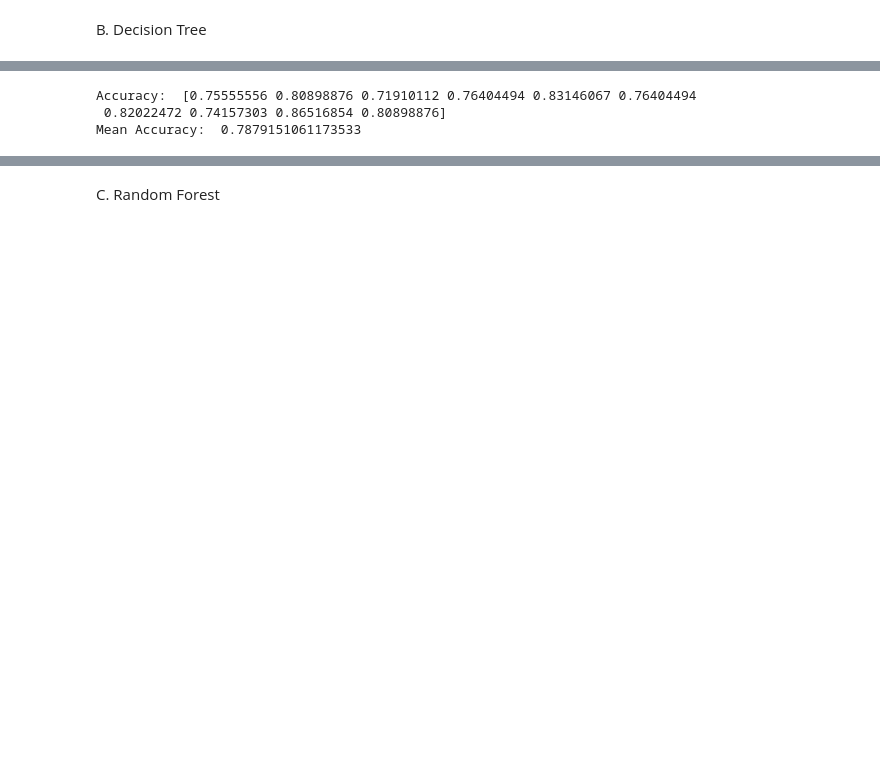
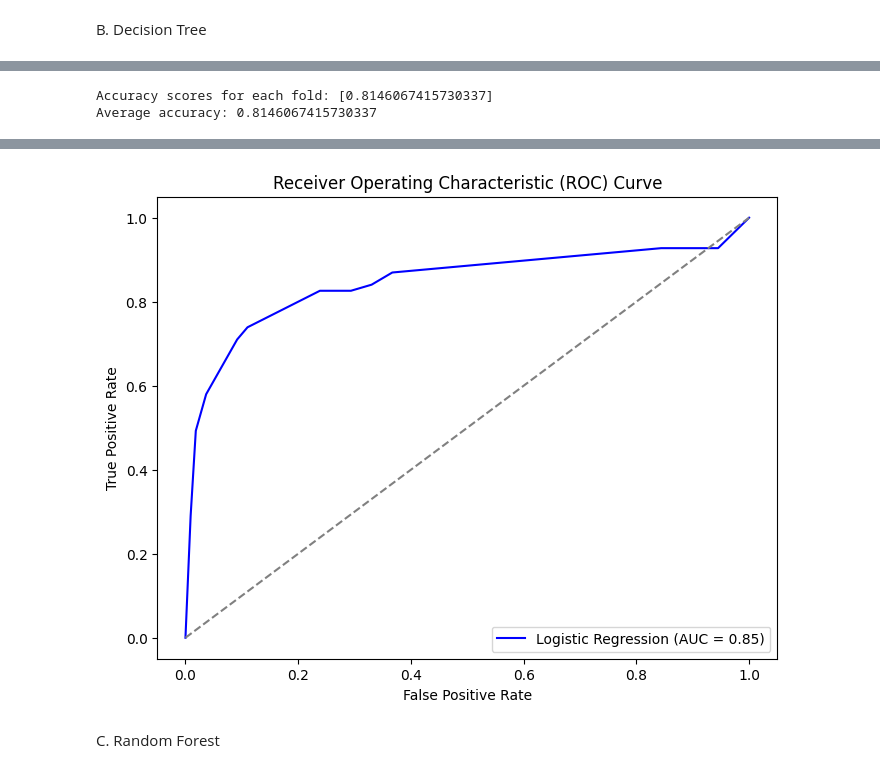
Before and after one commit to AkaniHelga/Classifying-Who-Survived-The-Titanic-Shipwreck-Or-Didn-t, a Jupyter notebook: train.ipynb, the cells around one changed output, grey strips where cells are left out. Drawn from its saved outputs; the diff is of its cells as text; code cells hidden in the pictures; blank space fills up the shorter version.

Commit message:
ensemble models

```diff
--- a/train.ipynb
+++ b/train.ipynb
@@ -620,11 +640,56 @@ weighted avg       0.78      0.78      0.78       179
 # %%
-# Perform cross-validation and get predictions
-cross_val = cross_val_predict(clf, X, y, cv=10)
-# Evaluate the model
-cross_accuracy = cross_val_score(clf, X, y, cv=10, scoring='accuracy')
-print("Accuracy: ", cross_accuracy)
-print("Mean Accuracy: ", cross_accuracy.mean())
+# # Perform cross-validation and get predictions
+# cross_val = cross_val_predict(clf, X, y, cv=10)
+# # Evaluate the model
+# cross_accuracy = cross_val_score(clf, X, y, cv=10, scoring='accuracy')
+# print("Accuracy: ", cross_accuracy)
+# print("Mean Accuracy: ", cross_accuracy.mean())
-# %% [output]
-Accuracy:  [0.75555556 0.80898876 0.71910112 0.76404494 0.83146067 0.76404494
- 0.82022472 0.74157303 0.86516854 0.80898876]
-Mean Accuracy:  0.7879151061173533
+# %%
+#KFold Crossvalidation(CV)
+
+# initialize kfold
+skf = StratifiedKFold(n_splits=5, shuffle=True, random_state=42)
+
+# perform KFold CV
+accuracies = []             # store accuracy scores for each fold
+for train_index, test_index in skf.split(X, y):
+    # Split data into training and test sets
+    X_train, X_test = X.iloc[train_index], X.iloc[test_index]   # iloc indexes and slices numoy arrays for splitting based on indices returned by the SKF method
+    y_train, y_test = y[train_index], y[test_index]
+
+# Train the model
+clf.fit(X_train, y_train)
+
+# Make predictions
+y_pred = clf.predict(X_test)
+
+# Calculate accuracy for this fold
+accuracy = accuracy_score(y_test, y_pred)
+accuracies.append(accuracy)
+
+# Print out accuracy scores for each fold
+print(f"Accuracy scores for each fold: {accuracies}")
+
+# Print the average accuracy across all folds
+print(f"Average accuracy: {sum(accuracies)/len(accuracies)}")
+# %% [output]
+Accuracy scores for each fold: [0.8146067415730337]
+Average accuracy: 0.8146067415730337
+# %%
+# ROC Curve for model
+y_prob_rf = clf.predict_proba(X_test)[:, 1]          # Predict probabilities
+
+# Compute ROC curve
+fpr, tpr, _ = roc_curve(y_test, y_prob_rf)
+roc_auc = auc(fpr, tpr)
+
+#  Plot ROC curve
+plt.figure(figsize=(8, 6))
+plt.plot(fpr, tpr, color='blue', label=f'Logistic Regression (AUC = {roc_auc:.2f})')
+plt.plot([0, 1], [0, 1], color='gray', linestyle='--')  # Diagonal line representing random guessing
+plt.xlabel('False Positive Rate')
+plt.ylabel('True Positive Rate')
+plt.title('Receiver Operating Characteristic (ROC) Curve')
+plt.legend(loc='lower right')
+plt.show()
+# %% [output]
@@ -631,3 +704,4 @@ Mean Accuracy:  0.7879151061173533
+[figure, added]
 # %% [markdown]
 C. Random Forest
 # %%
```
Also changed, not shown: parts of 58 cells of this notebook, 3 other files.
